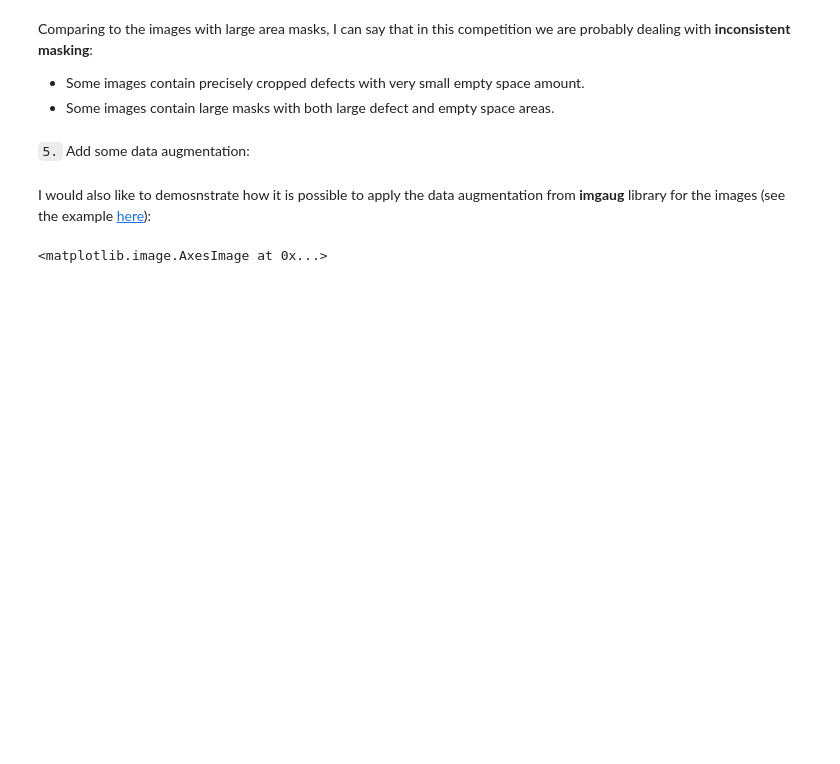
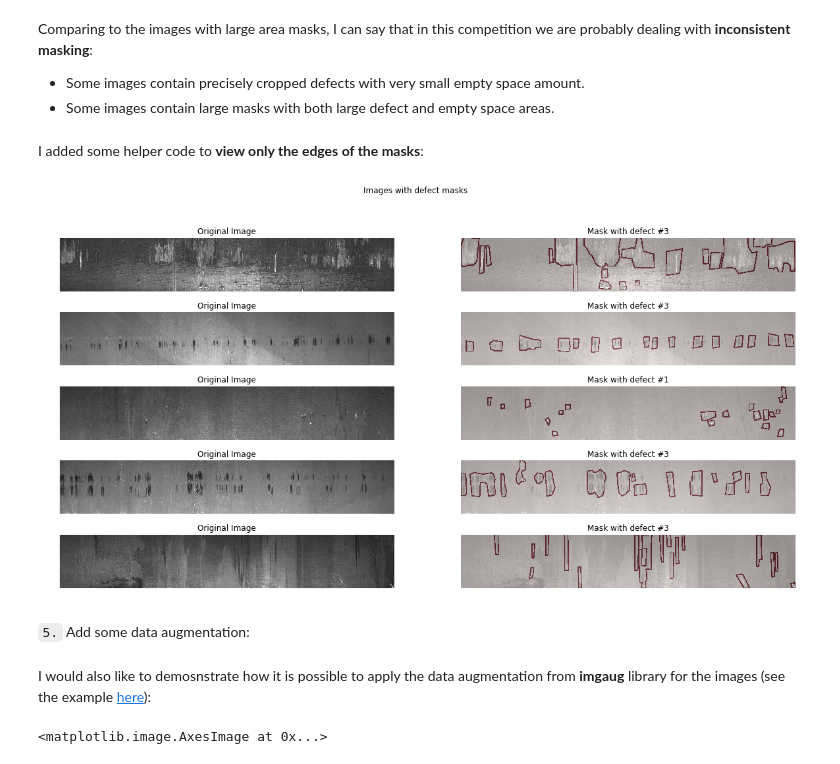
Before and after one commit to Lexie88rus/steel_defect_detection, a Jupyter notebook: steel-defect-detection-EDA.ipynb, the cells around one changed output. Cells and saved outputs as stored; diff of their text form; code cells hidden in the pictures; blank space fills up the shorter version.

Commit message:
Updated the EDA: Added helper function to visualize defect masks as edges.

```diff
--- a/steel-defect-detection-EDA.ipynb
+++ b/steel-defect-detection-EDA.ipynb
@@ -549,6 +549,48 @@ plot_image_grid(many_masks_df, n_images = 5)
 Comparing to the images with large area masks, I can say that in this competition we are probably dealing with __inconsistent masking__:
 * Some images contain precisely cropped defects with very small empty space amount.
 * Some images contain large masks with both large defect and empty space areas.
+# %% [markdown]
+I added some helper code to __view only the edges of the masks__:
+# %%
+from scipy.ndimage.morphology import binary_dilation, binary_erosion, binary_opening
+
+def get_mask_edges(mask):
+
+    s = generate_binary_structure(2,2)
+
+    mask = mask - binary_erosion(mask, structure = s)
+    mask = binary_dilation(binary_dilation(mask, structure = s))
+
+    return mask
+
+def plot_image_grid_edges(df, n_images = 5):
+
+    fig, axs = plt.subplots(n_images, 2, figsize=(20, 10))
+
+    for i in range(n_images):
+        image_id = np.random.randint(0,len(df),1)[0]
+
+        image = Image.open(TRAIN_PATH + df.iloc[image_id]['Image'])
+        mask = rle2maskResize(df.iloc[image_id]['EncodedPixels'])
+
+        mask = get_mask_edges(mask)
+
+        defect = df.iloc[image_id]['Label']
+
+        axs[i,0].imshow(image)
+        axs[i,0].axis('off')
+        axs[i,0].set_title('Original Image')
+
+        axs[i, 1].imshow(image)
+        axs[i, 1].imshow(mask, alpha = 0.5, cmap = "Reds")
+        axs[i, 1].axis('off')
+        axs[i, 1].set_title('Mask with defect #{}'.format(defect))
+
+    plt.suptitle('Images with defect masks')
+# %%
+plot_image_grid_edges(many_masks_df, n_images = 5)
+# %% [output]
+[figure, added]
 # %% [markdown]
 `5.` Add some data augmentation:
 # %% [markdown]
```
Also changed, not shown: parts of 4 cells of this notebook.
